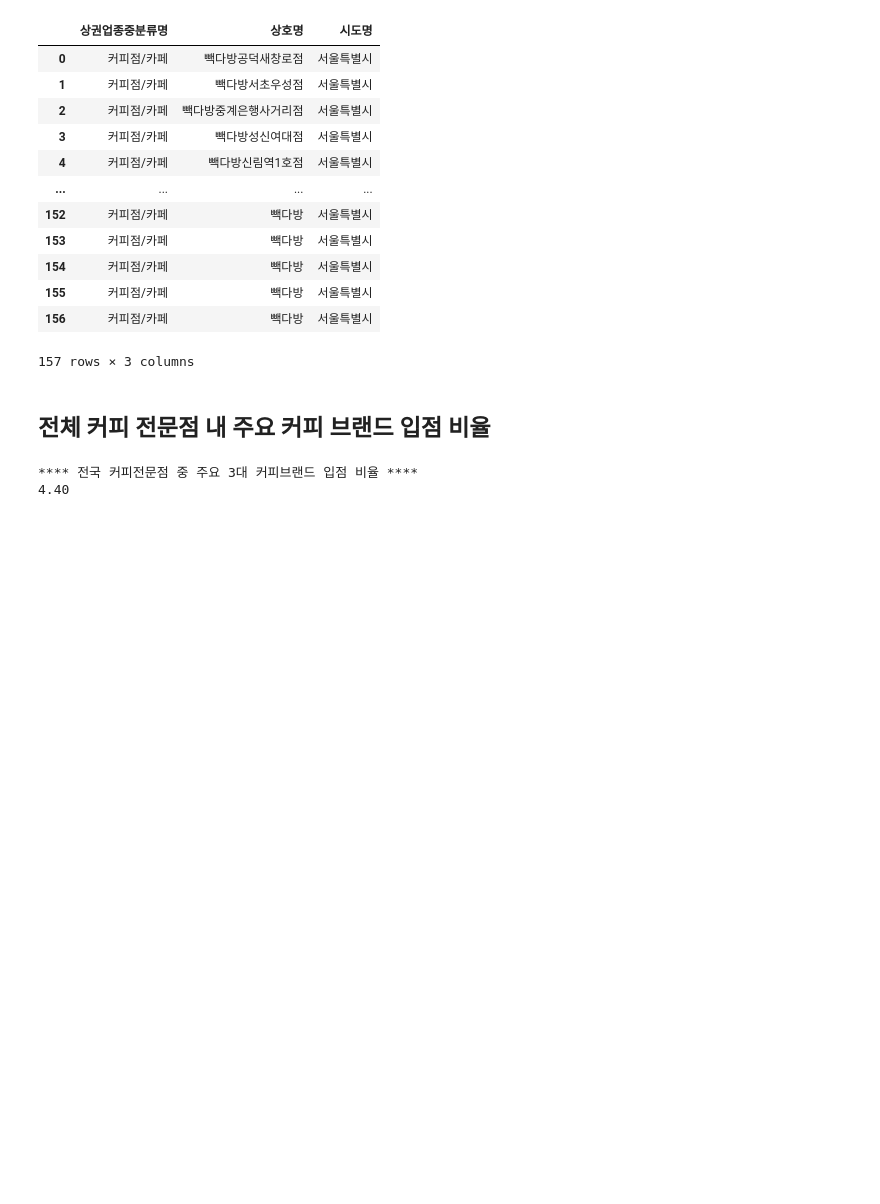
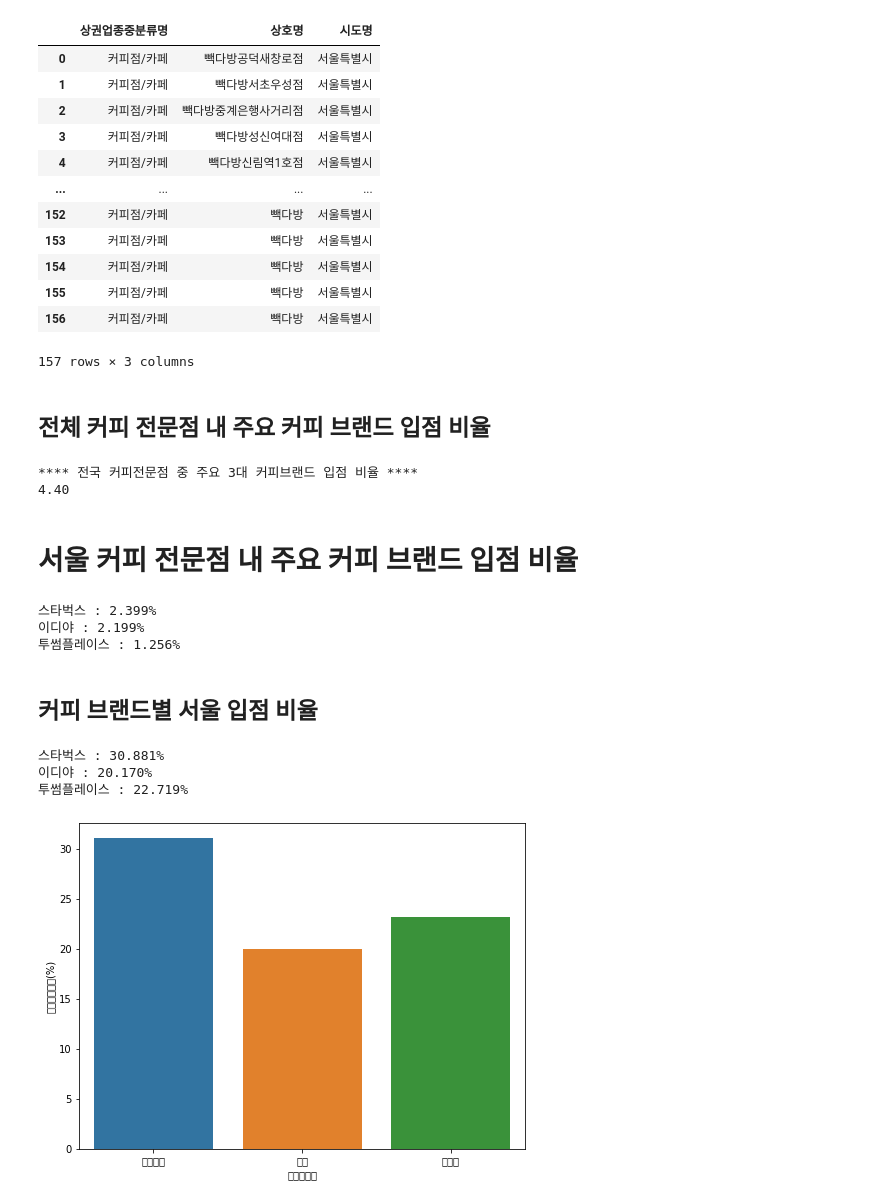
Before and after one commit to yeonseocho/machine-learning-and-python, a Jupyter notebook: basic python/공공데이터분석_1.ipynb, the cells around one changed output. Cells and saved outputs as stored; diff of their text form; code cells hidden in the pictures; blank space fills up the shorter version.

```diff
--- a/basic python/공공데이터분석_1.ipynb
+++ b/basic python/공공데이터분석_1.ipynb
@@ -352,0 +351,29 @@ print("%.2f" % (major_cafe_rate*100))
+# %% [markdown]
+# 서울 커피 전문점 내 주요 커피 브랜드 입점 비율
+# %%
+print("스타벅스 : %.3f%%" % (len(df_seoul_starbucks)/len(df_seoul_coffee)*100))
+print("이디야 : %.3f%%" % (len(df_seoul_ediya)/len(df_seoul_coffee)*100))
+print("투썸플레이스 : %.3f%%" % (len(df_seoul_2some)/len(df_seoul_coffee)*100))
+# %% [output]
+스타벅스 : 2.399%
+이디야 : 2.199%
+투썸플레이스 : 1.256%
+# %% [markdown]
+## 커피 브랜드별 서울 입점 비율
+# %%
+print("스타벅스 : %.3f%%" % (len(df_seoul_starbucks)/len(df_starbucks)*100))
+print("이디야 : %.3f%%" % (len(df_seoul_ediya)/len(df_ediya)*100))
+print("투썸플레이스 : %.3f%%" % (len(df_seoul_2some)/len(df_2some)*100))
+# %% [output]
+스타벅스 : 30.881%
+이디야 : 20.170%
+투썸플레이스 : 22.719%
+# %%
+# 주요 3대 커피브랜드별 서울 입점 비율 시각화
+top3_cafe=pd.DataFrame({"커피브랜드":["스타벅스", "투썸", "이디야"], "서울입점비율(%)":[31.071, 19.952,23.218]})
+top3_cafe
+plt.figure(figsize=(8,6))
+sns.barplot(data=top3_cafe, x="커피브랜드", y="서울입점비율(%)")
+plt.show()
+# %% [output]
+[figure, added]
```
Also changed, not shown: parts of 1 cell of this notebook.
